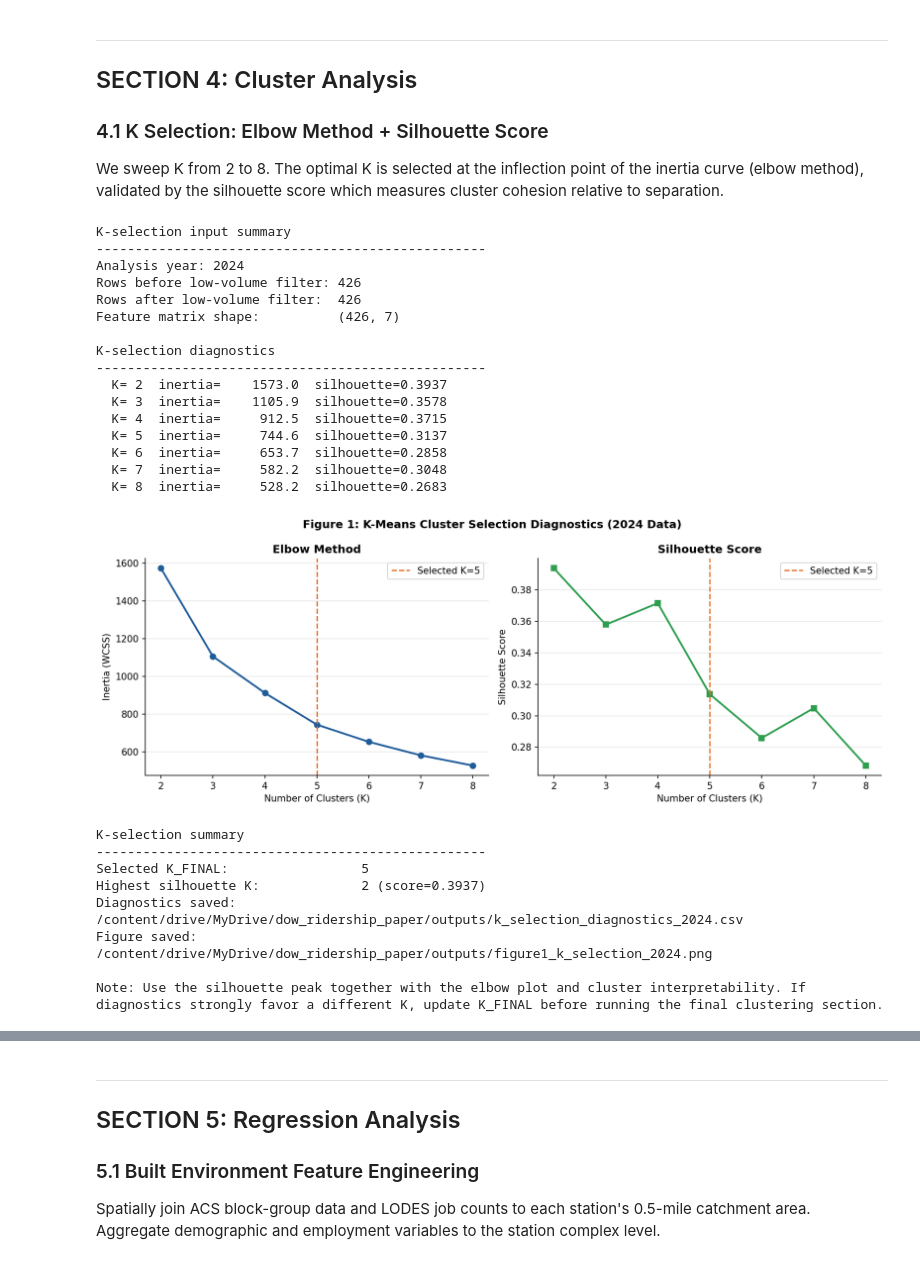
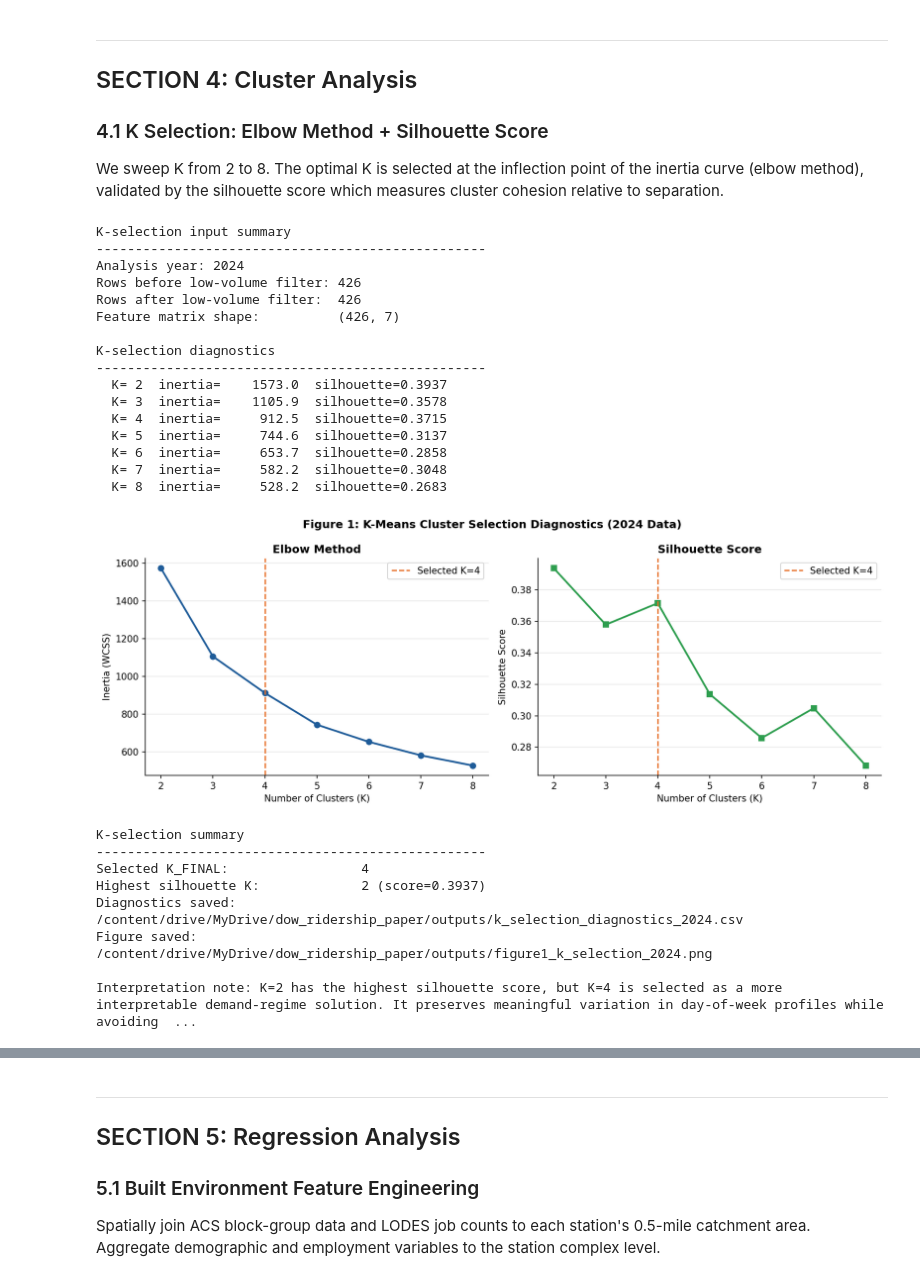
Before and after one commit to hawa1983/Capstone-Final-Modeling-and-Data, a Jupyter notebook: dow_ridership_notebook.ipynb, the cells around one changed output, grey strips where cells are left out. Cells and saved outputs as stored; diff of their text form; code cells hidden in the pictures.

```diff
--- a/dow_ridership_notebook.ipynb
+++ b/dow_ridership_notebook.ipynb
@@ -3570,7 +3622,7 @@ We sweep K from 2 to 8. The optimal K is selected at the inflection point of the
 #   - Sweep K = 2..8
 #   - Record inertia for elbow method
 #   - Record silhouette score for each K
-#   - Use K_FINAL as the selected value after inspection
+#   - Select K_FINAL = 4 based on interpretability and diagnostics
 #
 # Input:
 #   dow_vectors[2024]
@@ -3597,11 +3649,12 @@ CLUSTER_YEAR = 2024
 
 DOW_LABELS = ["Mon", "Tue", "Wed", "Thu", "Fri", "Sat", "Sun"]
 
-if "K_RANGE" not in globals():
-    K_RANGE = range(2, 9)
+K_RANGE = range(2, 9)
 
-if "K_FINAL" not in globals():
-    K_FINAL = 5
+# Final selected K
+# K=2 has the highest silhouette, but K=4 provides a more interpretable
+# demand-regime solution while avoiding over-fragmentation at K>=5.
+K_FINAL = 4
 
 if "KMEANS_INIT" not in globals():
     KMEANS_INIT = 50
@@ -3647,7 +3700,6 @@ if "low_volume_flag" not in cluster_df.columns:
 # -------------------------------------------------------
 # Prepare feature matrix
 # -------------------------------------------------------
-# Exclude low-volume station complexes from clustering.
 
 before_filter = len(cluster_df)
 
@@ -3676,8 +3728,6 @@ print(f"Feature matrix shape:          {X.shape}")
 # -------------------------------------------------------
 # Standardize features
 # -------------------------------------------------------
-# DOW vectors already sum to 1, but standardization gives each
-# day equal influence in K-means distance calculations.
 
 scaler = StandardScaler()
 X_scaled = scaler.fit_transform(X)
@@ -3689,6 +3739,7 @@ X_scaled = scaler.fit_transform(X)
 
 inertias = []
 silhouettes = []
+valid_k_values = []
 
 print("\nK-selection diagnostics")
 print("-" * 50)
@@ -3710,6 +3761,7 @@ for k in K_RANGE:
     inertia = km.inertia_
     silhouette = silhouette_score(X_scaled, labels)
 
+    valid_k_values.append(k)
     inertias.append(inertia)
     silhouettes.append(silhouette)
 
@@ -3724,13 +3776,12 @@ for k in K_RANGE:
 # Save diagnostics table
 # -------------------------------------------------------
 
-k_values = list(K_RANGE)[:len(inertias)]
-
 k_diag = pd.DataFrame(
     {
-        "k": k_values,
+        "k": valid_k_values,
         "inertia": inertias,
         "silhouette": silhouettes,
+        "selected_k": [k == K_FINAL for k in valid_k_values],
     }
 )
 
@@ -3807,7 +3858,7 @@ plt.show()
 
 
 # -------------------------------------------------------
-# Report suggested K
+# Report selected K
 # -------------------------------------------------------
 
 best_silhouette_row = k_diag.loc[k_diag["silhouette"].idxmax()]
@@ -3815,45 +3866,46 @@ best_silhouette_row = k_diag.loc[k_diag["silhouette"].idxmax()]
 print("\nK-selection summary")
 print("-" * 50)
 print(f"Selected K_FINAL:                 {K_FINAL}")
 print(
     f"Highest silhouette K:             "
     f"{int(best_silhouette_row['k'])} "
     f"(score={best_silhouette_row['silhouette']:.4f})"
 )
 print(f"Diagnostics saved:                {k_diag_out}")
 print(f"Figure saved:                     {fig_out}")
 
 print(
-    "\nNote: Use the silhouette peak together with the elbow plot and "
-    "cluster interpretability. If diagnostics strongly favor a different K, "
-    "update K_FINAL before running the final clustering section."
+    "\nInterpretation note: K=2 has the highest silhouette score, "
+    "but K=4 is selected as a more interpretable demand-regime solution. "
+    "It preserves meaningful variation in day-of-week profiles while avoiding "
+    "the weaker silhouette and likely over-fragmentation at K>=5."
 )
 # %% [output]
 K-selection input summary
 --------------------------------------------------
 Analysis year: 2024
 Rows before low-volume filter: 426
 Rows after low-volume filter:  426
 Feature matrix shape:          (426, 7)
 
 K-selection diagnostics
 --------------------------------------------------
   K= 2  inertia=    1573.0  silhouette=0.3937
   K= 3  inertia=    1105.9  silhouette=0.3578
   K= 4  inertia=     912.5  silhouette=0.3715
   K= 5  inertia=     744.6  silhouette=0.3137
   K= 6  inertia=     653.7  silhouette=0.2858
   K= 7  inertia=     582.2  silhouette=0.3048
   K= 8  inertia=     528.2  silhouette=0.2683
-[figure, old version]
+[figure, new version]
 K-selection summary
 --------------------------------------------------
-Selected K_FINAL:                 5
+Selected K_FINAL:                 4
 Highest silhouette K:             2 (score=0.3937)
 Diagnostics saved:                /content/drive/MyDrive/dow_ridership_paper/outputs/k_selection_diagnostics_2024.csv
 Figure saved:                     /content/drive/MyDrive/dow_ridership_paper/outputs/figure1_k_selection_2024.png
 
-Note: Use the silhouette peak together with the elbow plot and cluster interpretability. If diagnostics strongly favor a different K, update K_FINAL before running the final clustering section.
+Interpretation note: K=2 has the highest silhouette score, but K=4 is selected as a more interpretable demand-regime solution. It preserves meaningful variation in day-of-week profiles while avoiding  ...
 # %%
 # ==============================================================
 # Section 4.2 — Final K-Means Fit
```
Also changed, not shown: parts of 20 cells of this notebook.
